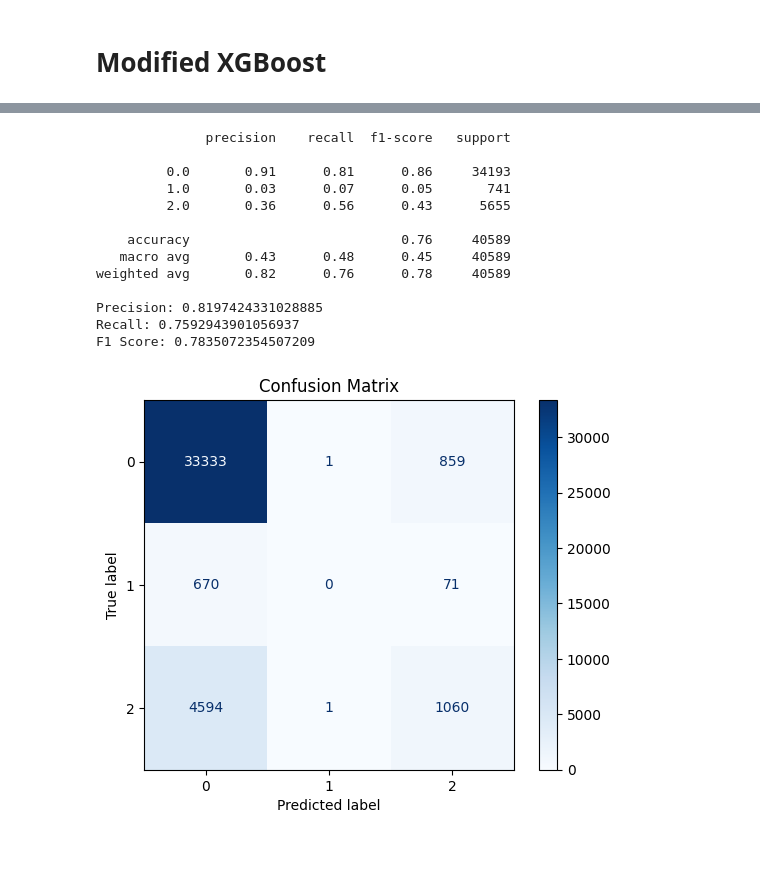
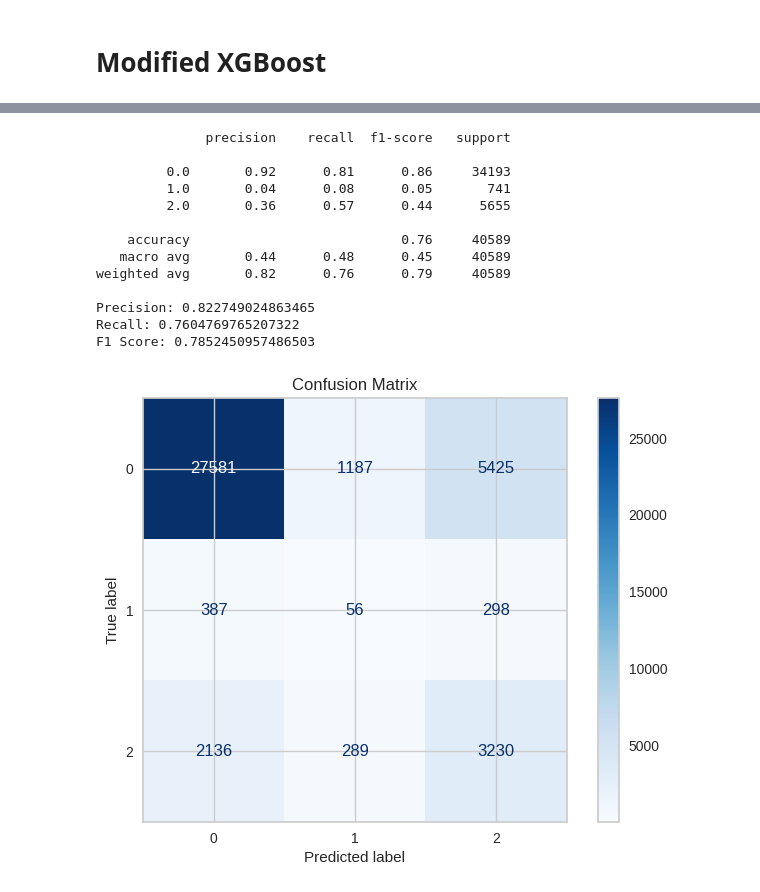
Before and after one commit to AAI-510/AAI-510-final-project, a Jupyter notebook: CAS_XGBoost_Project.ipynb, the cells around one changed output, grey strips where cells are left out. Saved outputs shown, nothing was run; the diff lists cells and outputs as text; code cells hidden in the pictures; blank space fills up the shorter version.

```diff
--- a/CAS_XGBoost_Project.ipynb
+++ b/CAS_XGBoost_Project.ipynb
@@ -120,10 +209,19 @@ X_test_imputed = imputer.transform(X_test)
 
 # Apply SMOTE to the training data only
 smote = SMOTE(random_state=42)
-X_train_res, y_train_res = smote.fit_resample(X_train_imputed, y_train)
+X_train_smote, y_train_smote = smote.fit_resample(X_train_imputed, y_train)
+
+# Determine the desired sampling strategy for undersampling
+class_counts = y_train_smote.value_counts()
+desired_samples_per_class = class_counts.min()
+undersample_strategy = {label: desired_samples_per_class for label in class_counts.index}
+
+# Apply undersampling to the data after SMOTE
+undersample = RandomUnderSampler(sampling_strategy=undersample_strategy, random_state=42)
+X_train_res, y_train_res = undersample.fit_resample(X_train_smote, y_train_smote)
 
 # Check class distribution in the resampled training set
-print("Class distribution after SMOTE:")
+print("Class distribution after SMOTE and undersampling:")
 print(y_train_res.value_counts())
 
 # Apply PCA
@@ -142,40 +246,41 @@ Name: count, dtype: int64
 # %%
 # Train a weighted XGBoost model without scale_pos_weight
 xgb_model_weighted = XGBClassifier(use_label_encoder=True, eval_metric='logloss')
 xgb_model_weighted.fit(X_train_res_pca, y_train_res)
 
 # Prediction
 y_val_pred_weighted = xgb_model_weighted.predict(X_val_pca)
 
 # Evaluate the model
 precision = precision_score(y_val, y_val_pred_weighted, average='weighted')
 recall = recall_score(y_val, y_val_pred_weighted, average='weighted')
 f1 = f1_score(y_val, y_val_pred_weighted, average='weighted')
 
 print(classification_report(y_val, y_val_pred_weighted))
 print(f'Precision: {precision}')
 print(f'Recall: {recall}')
 print(f'F1 Score: {f1}')
+
 # Generate confusion matrix
-cm = confusion_matrix(y_val, y_val_pred)
+cm = confusion_matrix(y_val, y_val_pred_weighted)
 
 # Display confusion matrix
 disp = ConfusionMatrixDisplay(confusion_matrix=cm, display_labels=xgb_model_weighted.classes_)
 disp.plot(cmap=plt.cm.Blues)
 plt.title('Confusion Matrix')
 plt.show()
 # %% [output]
               precision    recall  f1-score   support
 
-         0.0       0.91      0.81      0.86     34193
-         1.0       0.03      0.07      0.05       741
-         2.0       0.36      0.56      0.43      5655
+         0.0       0.92      0.81      0.86     34193
+         1.0       0.04      0.08      0.05       741
+         2.0       0.36      0.57      0.44      5655
 
     accuracy                           0.76     40589
-   macro avg       0.43      0.48      0.45     40589
-weighted avg       0.82      0.76      0.78     40589
+   macro avg       0.44      0.48      0.45     40589
+weighted avg       0.82      0.76      0.79     40589
 
-Precision: 0.8197424331028885
-Recall: 0.7592943901056937
-F1 Score: 0.7835072354507209
+Precision: 0.822749024863465
+Recall: 0.7604769765207322
+F1 Score: 0.7852450957486503
-[figure, old version]
+[figure, new version]
```
Also changed, not shown: parts of 30 cells of this notebook, 6 other files.
